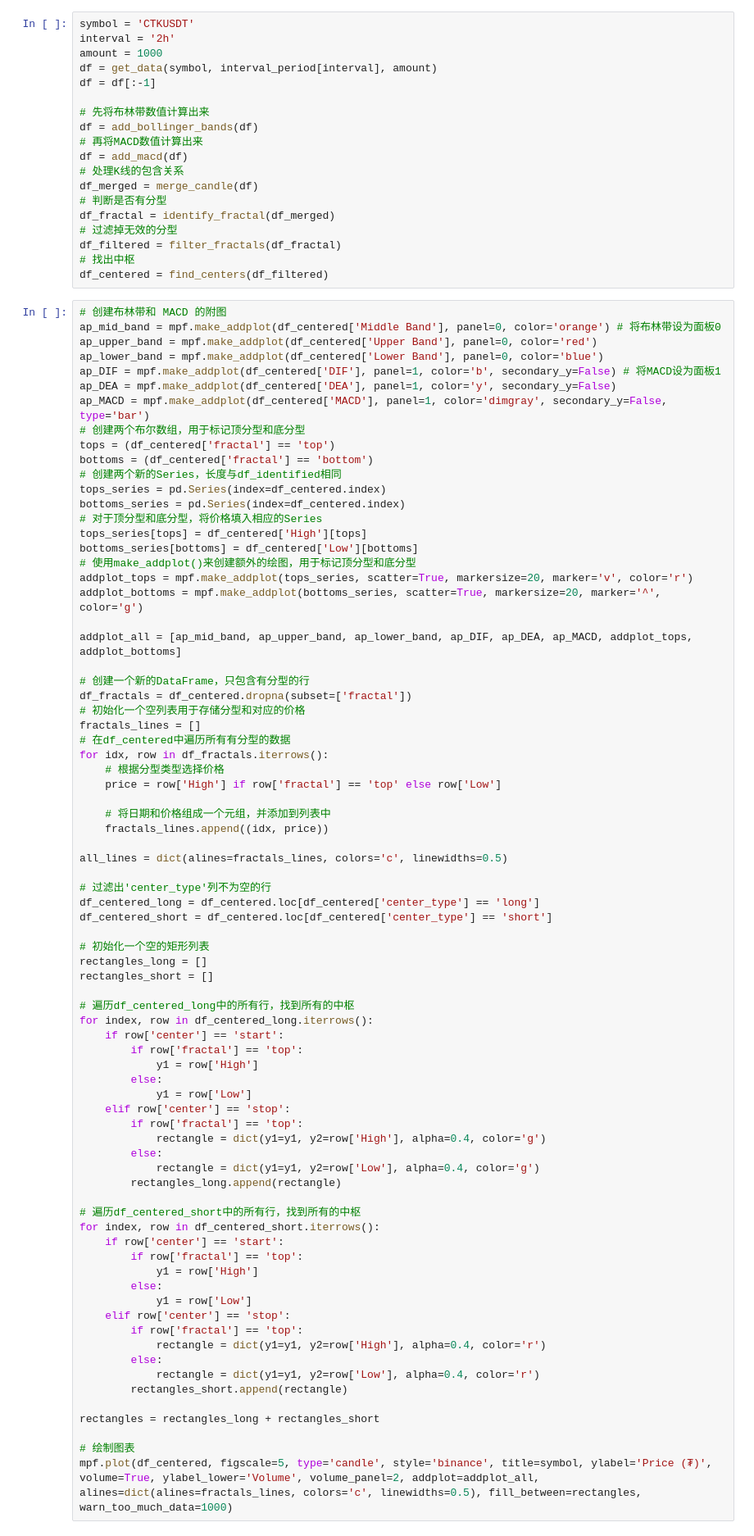
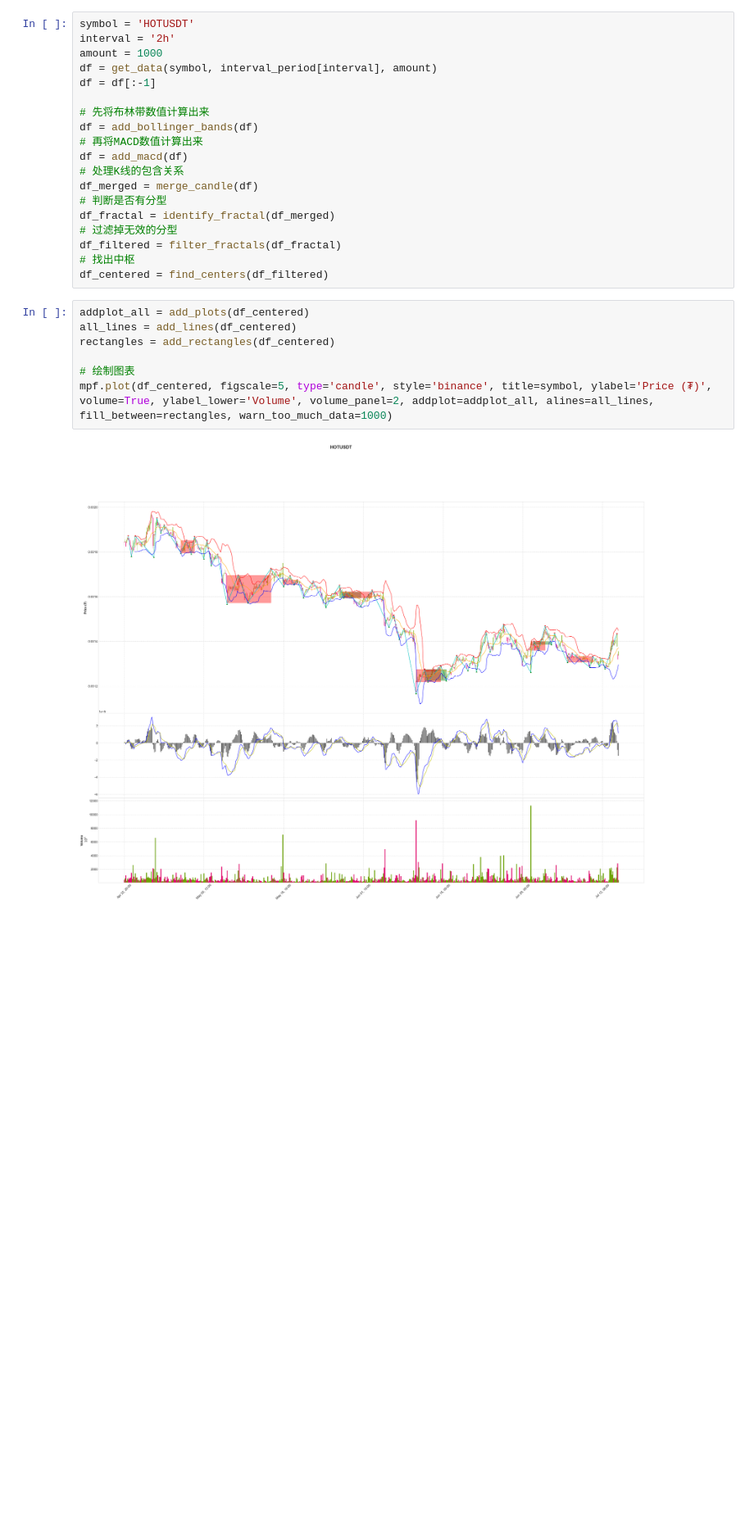
Before and after one commit to A1anSong/mahakala-python, a Jupyter notebook: chan.ipynb, the cells around one changed output. Shown: that part at 82% size. Drawn from its saved outputs; the diff is of its cells as text; blank space fills up the shorter version.

Commit message:
更新了识别中枢区间的算法 添加了绘制附图（布林带、MACD、分型） 添加了绘制线段 添加了绘制中枢

```diff
--- a/chan.ipynb
+++ b/chan.ipynb
@@ -10,5 +10,5 @@ from chan import interval_period, get_data, add_bollinger_bands, add_macd, merge
 # %%
-symbol = 'CTKUSDT'
+symbol = 'HOTUSDT'
 interval = '2h'
 amount = 1000
 df = get_data(symbol, interval_period[interval], amount)
@@ -27,79 +27,11 @@ df_filtered = filter_fractals(df_fractal)
 # 找出中枢
 df_centered = find_centers(df_filtered)
 # %%
-# 创建布林带和 MACD 的附图
-ap_mid_band = mpf.make_addplot(df_centered['Middle Band'], panel=0, color='orange') # 将布林带设为面板0
-ap_upper_band = mpf.make_addplot(df_centered['Upper Band'], panel=0, color='red')
-ap_lower_band = mpf.make_addplot(df_centered['Lower Band'], panel=0, color='blue')
-ap_DIF = mpf.make_addplot(df_centered['DIF'], panel=1, color='b', secondary_y=False) # 将MACD设为面板1
-ap_DEA = mpf.make_addplot(df_centered['DEA'], panel=1, color='y', secondary_y=False)
-ap_MACD = mpf.make_addplot(df_centered['MACD'], panel=1, color='dimgray', secondary_y=False, type='bar')
-# 创建两个布尔数组，用于标记顶分型和底分型
-tops = (df_centered['fractal'] == 'top')
-bottoms = (df_centered['fractal'] == 'bottom')
-# 创建两个新的Series，长度与df_identified相同
-tops_series = pd.Series(index=df_centered.index)
-bottoms_series = pd.Series(index=df_centered.index)
-# 对于顶分型和底分型，将价格填入相应的Series
-tops_series[tops] = df_centered['High'][tops]
-bottoms_series[bottoms] = df_centered['Low'][bottoms]
-# 使用make_addplot()来创建额外的绘图，用于标记顶分型和底分型
-addplot_tops = mpf.make_addplot(tops_series, scatter=True, markersize=20, marker='v', color='r')
-addplot_bottoms = mpf.make_addplot(bottoms_series, scatter=True, markersize=20, marker='^', color='g')
-
-addplot_all = [ap_mid_band, ap_upper_band, ap_lower_band, ap_DIF, ap_DEA, ap_MACD, addplot_tops, addplot_bottoms]
-
-# 创建一个新的DataFrame，只包含有分型的行
-df_fractals = df_centered.dropna(subset=['fractal'])
-# 初始化一个空列表用于存储分型和对应的价格
-fractals_lines = []
-# 在df_centered中遍历所有有分型的数据
-for idx, row in df_fractals.iterrows():
-    # 根据分型类型选择价格
-    price = row['High'] if row['fractal'] == 'top' else row['Low']
-
-    # 将日期和价格组成一个元组，并添加到列表中
-    fractals_lines.append((idx, price))
-
-all_lines = dict(alines=fractals_lines, colors='c', linewidths=0.5)
-
-# 过滤出'center_type'列不为空的行
-df_centered_long = df_centered.loc[df_centered['center_type'] == 'long']
-df_centered_short = df_centered.loc[df_centered['center_type'] == 'short']
-
-# 初始化一个空的矩形列表
-rectangles_long = []
-rectangles_short = []
-
-# 遍历df_centered_long中的所有行，找到所有的中枢
-for index, row in df_centered_long.iterrows():
-    if row['center'] == 'start':
-        if row['fractal'] == 'top':
-            y1 = row['High']
-        else:
-            y1 = row['Low']
-    elif row['center'] == 'stop':
-        if row['fractal'] == 'top':
-            rectangle = dict(y1=y1, y2=row['High'], alpha=0.4, color='g')
-        else:
-            rectangle = dict(y1=y1, y2=row['Low'], alpha=0.4, color='g')
-        rectangles_long.append(rectangle)
-
-# 遍历df_centered_short中的所有行，找到所有的中枢
-for index, row in df_centered_short.iterrows():
-    if row['center'] == 'start':
-        if row['fractal'] == 'top':
-            y1 = row['High']
-        else:
-            y1 = row['Low']
-    elif row['center'] == 'stop':
-        if row['fractal'] == 'top':
-            rectangle = dict(y1=y1, y2=row['High'], alpha=0.4, color='r')
-        else:
-            rectangle = dict(y1=y1, y2=row['Low'], alpha=0.4, color='r')
-        rectangles_short.append(rectangle)
-
-rectangles = rectangles_long + rectangles_short
+addplot_all = add_plots(df_centered)
+all_lines = add_lines(df_centered)
+rectangles = add_rectangles(df_centered)
 
 # 绘制图表
-mpf.plot(df_centered, figscale=5, type='candle', style='binance', title=symbol, ylabel='Price (₮)', volume=True, ylabel_lower='Volume', volume_panel=2, addplot=addplot_all, alines=dict(alines=fractals_lines, colors='c', linewidths=0.5), fill_between=rectangles, warn_too_much_data=1000)
+mpf.plot(df_centered, figscale=5, type='candle', style='binance', title=symbol, ylabel='Price (₮)', volume=True, ylabel_lower='Volume', volume_panel=2, addplot=addplot_all, alines=all_lines, fill_between=rectangles, warn_too_much_data=1000)
+# %% [output]
+[figure, added]
```
Also changed, not shown: parts of 1 cell of this notebook, 1 other file.
